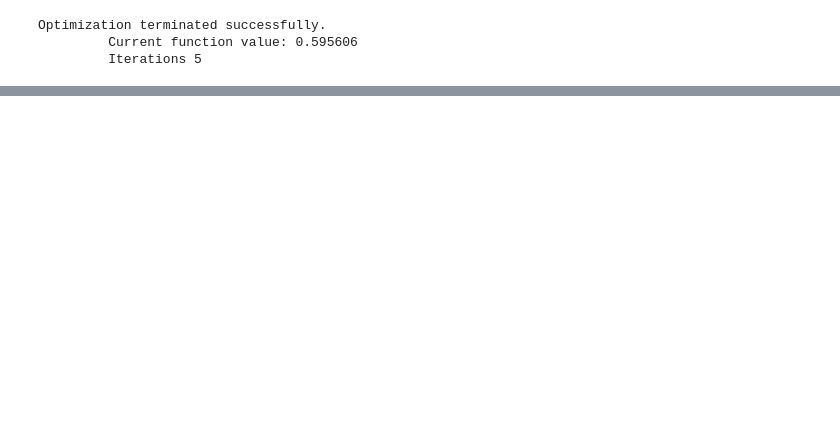
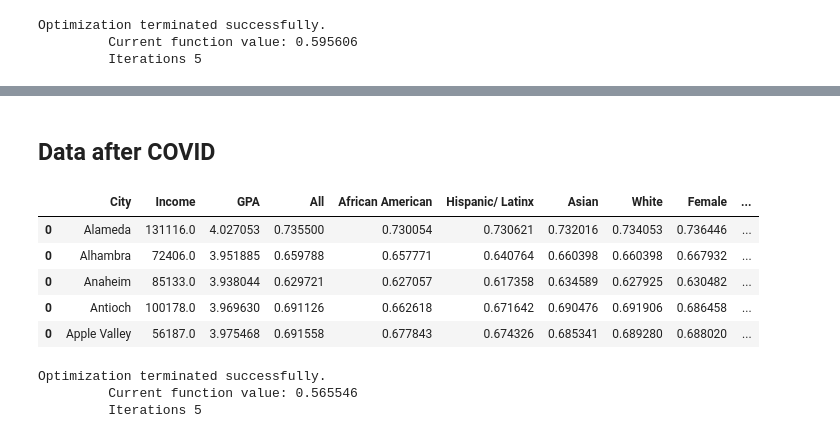
Before and after one commit to wanning-lu/MATH-189-Final-Project, a Jupyter notebook: regression_analysis.ipynb, the cells around one changed output, grey strips where cells are left out. Drawn from its saved outputs; the diff is of its cells as text; code cells hidden in the pictures; blank space fills up the shorter version.

```diff
--- a/regression_analysis.ipynb
+++ b/regression_analysis.ipynb
@@ -219,0 +221,24 @@ Logit Regression Results
+# %% [markdown]
+## Data after COVID
+# %%
+after_covid.head()
+# %% [output]
+|  | City | Income | GPA | All | African American | Hispanic/ Latinx | Asian | White | Female | ... |
+| 0 | Alameda | 131116.0 | 4.027053 | 0.735500 | 0.730054 | 0.730621 | 0.732016 | 0.734053 | 0.736446 | ... |
+| 0 | Alhambra | 72406.0 | 3.951885 | 0.659788 | 0.657771 | 0.640764 | 0.660398 | 0.660398 | 0.667932 | ... |
+| 0 | Anaheim | 85133.0 | 3.938044 | 0.629721 | 0.627057 | 0.617358 | 0.634589 | 0.627925 | 0.630482 | ... |
+| 0 | Antioch | 100178.0 | 3.969630 | 0.691126 | 0.662618 | 0.671642 | 0.690476 | 0.691906 | 0.686458 | ... |
+| 0 | Apple Valley | 56187.0 | 3.975468 | 0.691558 | 0.677843 | 0.674326 | 0.685341 | 0.689280 | 0.688020 | ... |
+# %%
+import statsmodels.api as sm
+
+X = after_covid.drop(['All', 'City'], axis=1)
+y = after_covid['All']
+
+model = sm.Logit(y, X)
+
+result = model.fit()
+# %% [output]
+Optimization terminated successfully.
+         Current function value: 0.565546
+         Iterations 5
```
Also changed, not shown: parts of 10 cells of this notebook, 3 other files.
